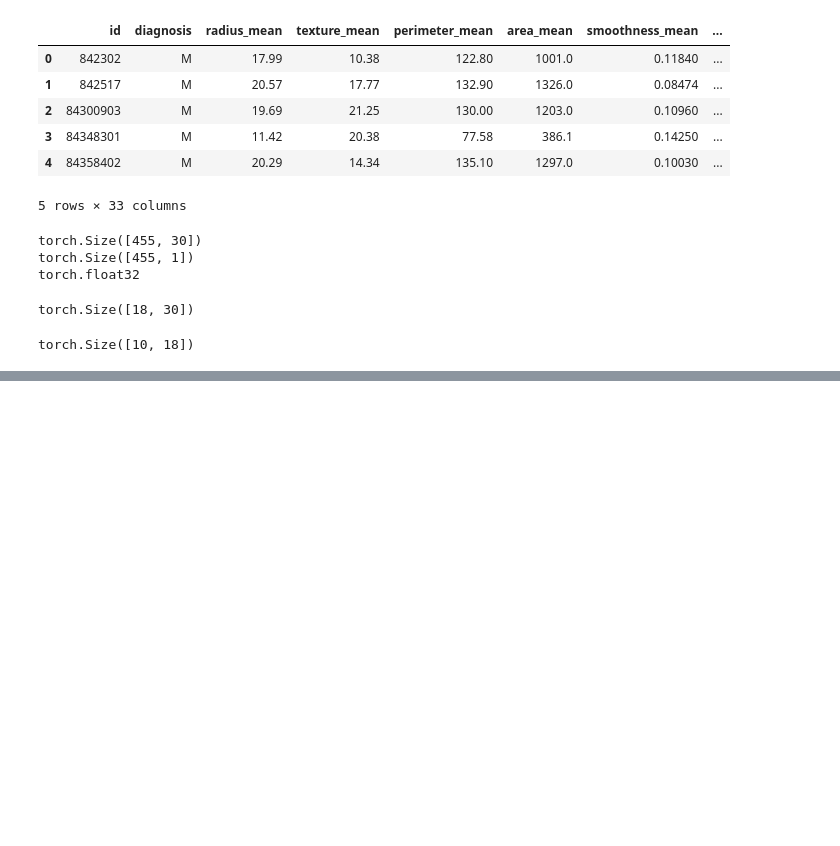
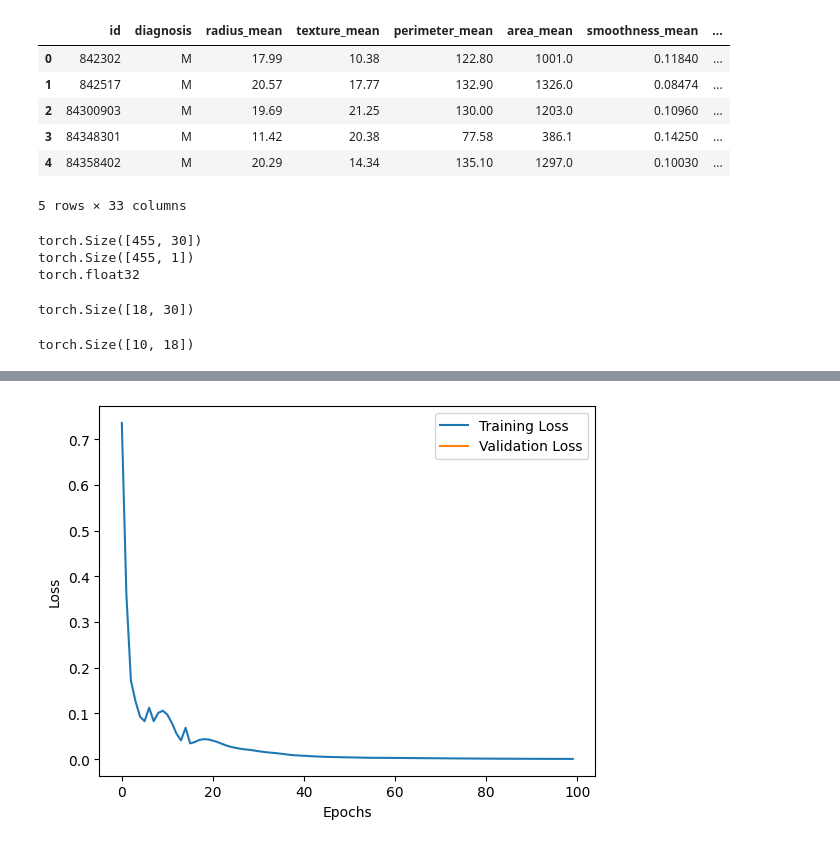
Before and after one commit to RajiaRani/PyTorch, a Jupyter notebook: 01. ANN/05. Binary_Classification_uinsg_NN_Module.ipynb, the cells around one changed output, grey strips where cells are left out. Drawn from its saved outputs; the diff is of its cells as text; code cells hidden in the pictures; blank space fills up the shorter version.

```diff
--- a/01. ANN/05. Binary_Classification_uinsg_NN_Module.ipynb
+++ b/01. ANN/05. Binary_Classification_uinsg_NN_Module.ipynb
@@ -102,2 +103,12 @@ tensor([ 0.0971,  0.0524, -0.0669,  0.1640, -0.0167,  0.0497, -0.0556, -0.1013,
 # %%
 criterion = nn.BCELoss()
+# optimizer = torch.optim.SGD(model.parameters(), lr=0.01, momentum=0.0)
+optimizer = torch.optim.Adam(model.parameters(), lr=0.1)
+# %%
+# Forward pass
+y_pred = model(X_train_tensor)
+
+# Compute loss
+loss = criterion(y_pred, y_train_tensor)
+
+print("Initial loss:", loss.item())
@@ -103,0 +171,19 @@ criterion = nn.BCELoss()
+# %%
+model.eval()
+with torch.no_grad():
+    y_pred = model(X_train_tensor)
+    y_pred_class = (y_pred >= 0.5).float()
+    accuracy = (y_pred_class == y_train_tensor).float().mean()
+
+with torch.no_grad():
+        y_val_pred = model(X_train_tensor)
+        val_loss = criterion(y_val_pred, y_train_tensor)
+        val_losses.append(val_loss.item())
+
+print("Training Accuracy:", accuracy.item())
+if (epoch + 1) % 10 == 0:
+        print(
+            f"Epoch {epoch+1} | "
+            f"Train Loss: {train_loss.item():.4f} | "
+            f"Val Loss: {val_loss.item():.4f}"
+        )
@@ -103,0 +193,12 @@ criterion = nn.BCELoss()
+# %%
+import matplotlib.pyplot as plt
+
+plt.figure()
+plt.plot(train_losses, label="Training Loss")
+plt.plot(val_losses, label="Validation Loss")
+plt.xlabel("Epochs")
+plt.ylabel("Loss")
+plt.legend()
+plt.show()
+# %% [output]
+[figure, added]
```
Also changed, not shown: parts of 9 cells of this notebook.
